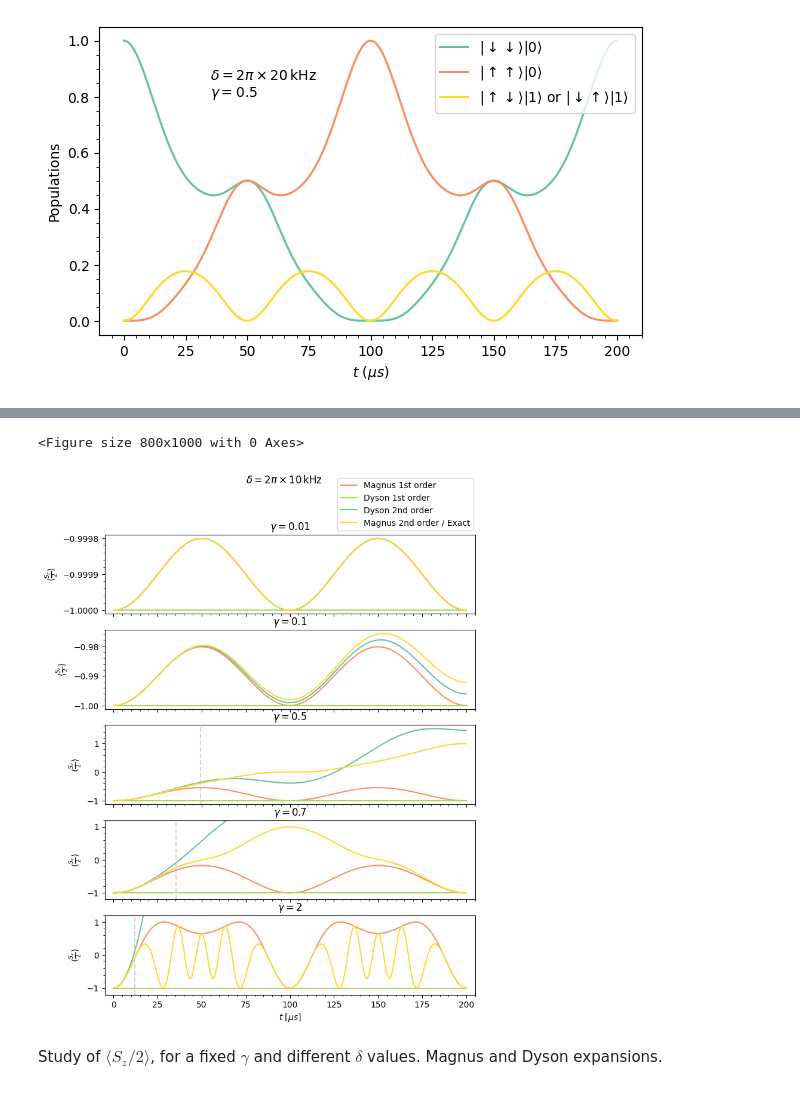
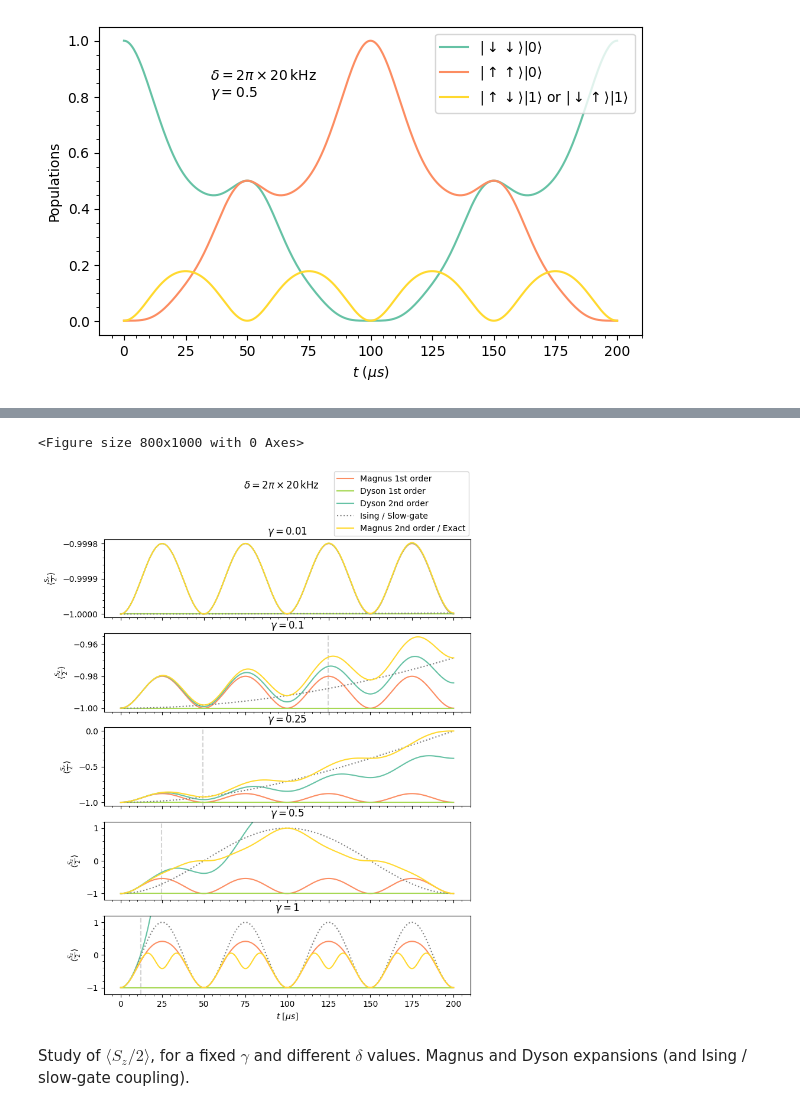
Before and after one commit to diegoscantam/perturbations, a Jupyter notebook: simulation.ipynb, the cells around one changed output, grey strips where cells are left out. Saved outputs shown, nothing was run; the diff lists cells and outputs as text; code cells hidden in the pictures.

```diff
--- a/simulation.ipynb
+++ b/simulation.ipynb
@@ -191,16 +191,16 @@ mean_z1 = []
 mean_z2 = []
 mean_z1d = []
 mean_z2d = []
+mean_slow = []
 norm_z = []
 norm_z1 = []
 norm_z2 = []
 norm_z1d = []
 norm_z2d = []
+norm_slow = []
 
 # ... evolve the state with different expansions
 for kk in np.arange(0, int(t_steps)+1, 1):
-        # Exact:
-        #state = U(t[kk], freq_ratio, delta) @ gs
         # Magnus:
         state1 = linalg.expm(M1(t[kk], freq_ratio, delta)) @ gs
         state2 = linalg.expm(M1(t[kk], freq_ratio, delta) + M2(t[kk], freq_ratio, delta)) @ gs
@@ -209,23 +209,26 @@ for kk in np.arange(0, int(t_steps)+1, 1):
         state1d = (I + M1(t[kk], freq_ratio, delta))@ gs
         state2d = (I + M1(t[kk], freq_ratio,delta) + M2(t[kk], freq_ratio,delta) + \
                         0.5*M1(t[kk], freq_ratio,delta) @ M1(t[kk], freq_ratio,delta))@ gs
+        # Slow gate Ising coupling
+        state_slow = linalg.expm(-1j*t[kk]*H_ising(freq_ratio,delta)) @ gs
         # Store expectation values in a list
         mean_z.append(expectation_z(state))
         mean_z1.append(expectation_z(state1))
         mean_z2.append(expectation_z(state2))
         mean_z1d.append(expectation_z(state1d))
         mean_z2d.append(expectation_z(state2d))
+        mean_slow.append(expectation_z(state_slow))
 
         norm_z.append(linalg.norm(state))
         norm_z1.append( linalg.norm(state1))
         norm_z2.append( linalg.norm(state2))
         norm_z1d.append( linalg.norm(state1d))
         norm_z2d.append( linalg.norm(state2d))
-
+        norm_slow.append( linalg.norm(state_slow))
 # Plot of time evolution <S_Z/2>
 cmap = plt.get_cmap('Set2')
 w = 8
-h = 5
+h = 6
 
 tl = '$\delta = 2\pi\\times $' + str(round(1000*delta/(2*pi)))+ '$\,\mathrm{kHz}$\n$\gamma =$'\
         + str(round(freq_ratio,2))
@@ -235,9 +238,11 @@ fig, axs = plt.subplots(2, figsize=(w,h), gridspec_kw={'height_ratios': [3,1]},s
 
 #axs[0].plot(t, mean_z, color = 'k',label = 'Exact')
 axs[0].plot(t, mean_z1,  color = cmap(1), linestyle = 'solid',label = 'Magnus 1st order')
-axs[0].plot(t, mean_z2,  color = cmap(5), linestyle = 'solid',label = 'Magnus 2nd order / Exact')
 axs[0].plot(t, mean_z1d,  color = cmap(4), linestyle = 'solid',label = 'Dyson 1st order')
 axs[0].plot(t, mean_z2d,  color = cmap(0), linestyle = 'solid',label = 'Dyson 2nd order')
+axs[0].plot(t, mean_slow,  color = 'gray', linestyle = 'dotted',label = 'Ising - Slow gate')
+axs[0].plot(t, mean_z2,  color = cmap(5), linestyle = 'solid',label = 'Magnus 2nd order / Exact')
+
 axs[0].set_xlabel('$t$ [$\mu s$]')
 axs[0].set_ylabel('$\\frac{\langle S_z\\rangle}{2}$')
 axs[0].fill_between(t, -1,1, facecolor= 'blue', alpha = 0.05)
@@ -251,6 +256,7 @@ axs[1].plot(t, norm_z1,  color = cmap(1), linestyle = 'solid',label = 'Magnus 1s
 axs[1].plot(t, norm_z2,  color = cmap(5), linestyle = 'solid',label = 'Magnus 2nd order / Exact')
 axs[1].plot(t, norm_z1d,  color = cmap(4), linestyle = 'solid',label = 'Dyson 1st order')
 axs[1].plot(t, norm_z2d,  color = cmap(0), linestyle = 'solid',label = 'Dyson 2nd order')
+axs[1].plot(t, norm_slow,  color = 'gray', linestyle = 'dotted',label = 'Ising / Slow-gate')
 
 # Labels setup
 axs[0].set(xlabel='$t$ [$\mu s$]', ylabel='$\langle \\frac{S_z}{2}\\rangle}$')
@@ -261,7 +267,7 @@ for ax in axs.flat:
 # Legend setup
 handles, labels = ax.get_legend_handles_labels()
 
-fig.legend(handles, labels, loc=(0.125,0.82))
+fig.legend(handles, labels, loc=(0.125,0.8))
 save_fig = True
 if save_fig == True:
     plt.savefig("../plots/norm.pdf")
@@ -273,8 +279,8 @@ Study of $\langle S_z/2 \rangle$, for a fixed $\delta$ and different $\gamma$ va
 # %%
 ############## PARAMETERS ##############
 # Frequencies ratio gamma = Omega/delta
-freq_ratio = [0.01, 0.1, 0.5, 0.7, 2]
-delta = 2*pi*0.01
+freq_ratio = [0.01, 0.1, 0.25, 0.5, 1]
+delta = 2*pi*0.02
 # time step
 dt = .5 # micro s
 # final time
@@ -350,39 +356,40 @@ for jj in range(0, len(freq_ratio)):
         mean_ising.append(expectation_z(state_ising))
     # Plot the different time evolutions for jj-th ratio value
     #axs[jj].plot(t, mean_z, color = 'k',label = 'Exact')
     if(t[kk] != t_limit):
         axs[jj].axvline(t_limit, linestyle= 'dashed', color = 'lightgray')
     axs[jj].plot(t, mean_z1,  color = cmap(1), linestyle = 'solid',label = 'Magnus 1st order')
-    #axs[jj].plot(t, mean_ising,  color = cmap(2), linestyle = 'solid',label = 'Slow gate')
     axs[jj].plot(t, mean_z1d,  color = cmap(4), linestyle = 'solid',label = 'Dyson 1st order')
     axs[jj].plot(t, mean_z2d,  color = cmap(0), linestyle = 'solid',label = 'Dyson 2nd order')
+    axs[jj].plot(t, mean_ising,  color = 'gray', linestyle = 'dotted', label = 'Ising / Slow-gate')
     axs[jj].plot(t, mean_z2,  color = cmap(5), linestyle = 'solid',label = 'Magnus 2nd order / Exact')
 
     axs[jj].minorticks_on()
     axs[jj].set_title('$\gamma=$' + str(freq_ratio[jj]))
 
 
 # Set a low y limit on the axis for higher ratios since Dyson series diverges
+
 axs[3].set_ylim(-1.2,1.2)
 axs[4].set_ylim(-1.2,1.2)
-axs[0].set_xlim(-5,205)
+#axs[0].set_xlim(-5,205)
 # Labels setup
 for ax in axs.flat:
     ax.set(xlabel='$t$ [$\mu s$]', ylabel='$\langle \\frac{S_z}{2}\\rangle}$')
 for ax in axs.flat:
     ax.label_outer()
 # Legend setup
 handles, labels = ax.get_legend_handles_labels()
-fig.legend(handles, labels, loc=(0.65,0.89))
+fig.legend(handles, labels, loc=(0.65,0.88))
 save_fig = True
 if save_fig == True:
     plt.savefig("../plots/comparison.pdf")
 plt.show()
 # %% [output]
 <Figure size 800x1000 with 0 Axes>
-[figure, old version]
+[figure, new version]
 # %% [markdown]
-Study of $\langle S_z/2 \rangle$, for a fixed $\gamma$ and different $\delta$ values. Magnus and Dyson expansions.
+Study of $\langle S_z/2 \rangle$, for a fixed $\gamma$ and different $\delta$ values. Magnus and Dyson expansions (and Ising / slow-gate coupling).
 # %%
 ############## PARAMETERS ##############
 # delta frequencies
```
Also changed, not shown: parts of 8 cells of this notebook, 4 other files.
